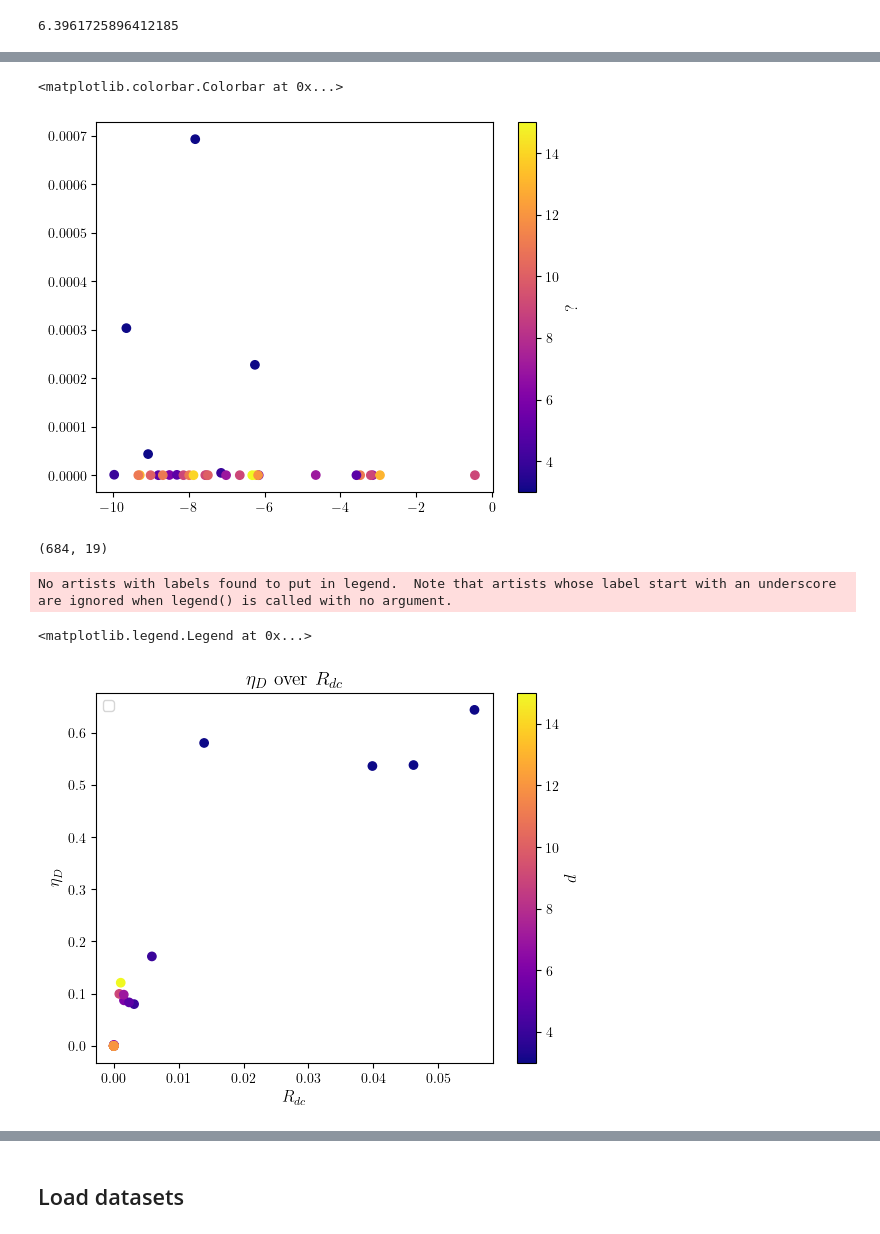
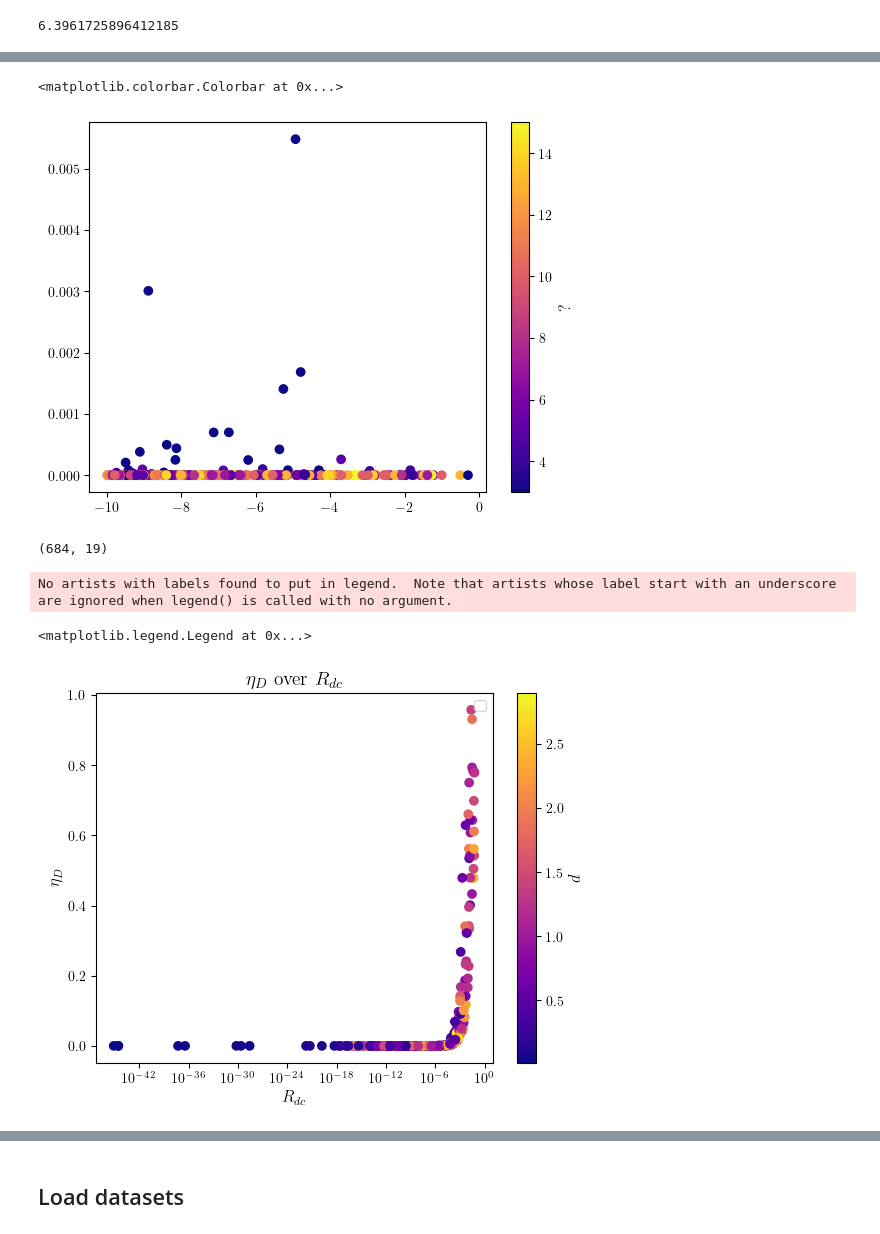
Before and after one commit to Emanuel-Schwarzhans/Quantum-detectors-as-autonomous-machines-assessing-the-thermodynamics-of-information-acquisit-co, a Jupyter notebook: thermal_single_photon_activation_amplification.ipynb, the cells around one changed output, grey strips where cells are left out. Saved outputs shown, nothing was run; the diff lists cells and outputs as text; code cells hidden in the pictures.

Commit message:
started sampling

```diff
--- a/thermal_single_photon_activation_amplification.ipynb
+++ b/thermal_single_photon_activation_amplification.ipynb
@@ -268,8 +268,8 @@ k=0
 d_range=[3,15]
 R_B_range=[0.01,1]
 # T_H_range=[0.01,10]
-T_C_range=[0.01,10]
-T_V_range=[-10,-0.01]
+T_C_range=[0.01,0.1]
+T_V_range=[-1000,-0.01]
 
 
 
@@ -277,7 +277,7 @@ T_V_range=[-10,-0.01]
 
 #Generate samples of variables
 sampler=LatinHypercube(4)
-samples=np.array(sampler.random(n=2000))
+samples=np.array(sampler.random(n=200))
 
 
 #scale d and make d integers
@@ -405,7 +405,7 @@ scatter=plt.scatter(virttemp,np.array(FOM_LHC_sampling)[:,out_index("jitter")],
 plt.colorbar(scatter, label="?")
 # %% [output]
 <matplotlib.colorbar.Colorbar at 0x...>
-[figure, old version]
+[figure, new version]
 # %%
 np.array(FOM_LHC_sampling).shape
 # %% [output]
@@ -413,25 +413,27 @@ np.array(FOM_LHC_sampling).shape
 # %%
 fig, ax = plt.subplots()
 ax.set_xlabel("$R_{dc}$")
 ax.set_ylabel("$\eta_D$")
+# ax.set_yscale('log')
+ax.set_xscale('log')
 plt.title("$\eta_D$ over $R_{dc}$")
 scatter=plt.scatter(np.array(FOM_LHC_sampling)[:,out_index("dark count rate")],
                     np.array(FOM_LHC_sampling)[:,out_index("efficiency")],
-                c=np.array(FOM_LHC_sampling)[:,out_index("d_l")],cmap='plasma')
+                c=np.array(FOM_LHC_sampling)[:,out_index("TC")],cmap='plasma')
 
 # scatter=plt.scatter(np.array(FOM_LHC_sampling)[:,out_index("jitter")],
 #             np.array(FOM_LHC_sampling)[:,out_index("dark count rate")],
 #                 c=virttemp,cmap='plasma')
 # plt.scatter(np.array(FOM_LHC_sampling)[:,out_index("efficiency")],get_virtual_temp(
 #     np.array(FOM_LHC_sampling)[:,out_index("TH")],
 #     np.array(FOM_LHC_sampling)[:,out_index("TC")],
 #     np.array(FOM_LHC_sampling)[:,out_index("e_l")],
 #     np.array(FOM_LHC_sampling)[:,out_index("e_C")]),
 #     c=np.array(FOM_LHC_sampling)[:,out_index("TH")],cmap='plasma')
 plt.colorbar(scatter, label="$d$")
 plt.legend()
 # %% [output]
 No artists with labels found to put in legend.  Note that artists whose label start with an underscore are ignored when legend() is called with no argument.
 <matplotlib.legend.Legend at 0x...>
-[figure, old version]
+[figure, new version]
 # %%
```
Also changed, not shown: parts of 3 cells of this notebook, 2 other files.
